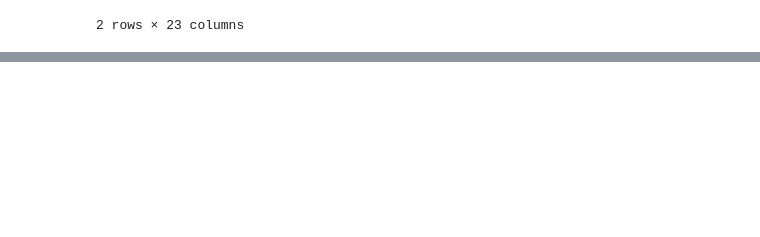
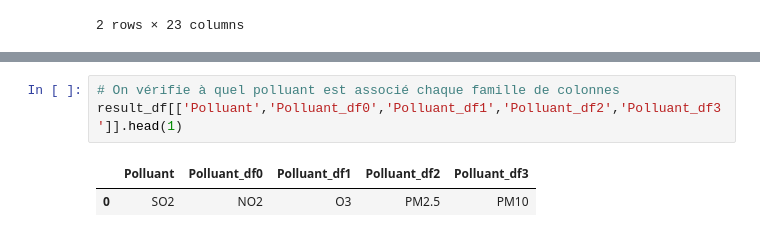
Before and after one commit to Antoine-Merienne/Projet-data-science-Mornand-Merienne, a Jupyter notebook: notebook_projet.ipynb, the cells around one changed output, grey strips where cells are left out. Cells and saved outputs as stored; diff of their text form; blank space fills up the shorter version.

```diff
--- a/notebook_projet.ipynb
+++ b/notebook_projet.ipynb
@@ -92,0 +149,6 @@ print(columns_list, len(columns_list))
+# %%
+# On vérifie à quel polluant est associé chaque famille de colonnes
+result_df[['Polluant','Polluant_df0','Polluant_df1','Polluant_df2','Polluant_df3']].head(1)
+# %% [output]
+|  | Polluant | Polluant_df0 | Polluant_df1 | Polluant_df2 | Polluant_df3 |
+| 0 | SO2 | NO2 | O3 | PM2.5 | PM10 |
```
Also changed, not shown: parts of 6 cells of this notebook.
